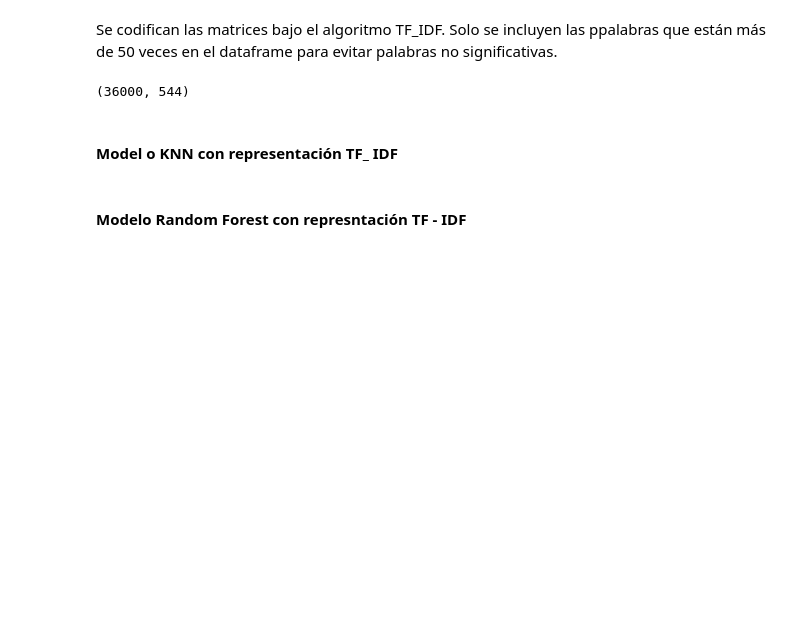
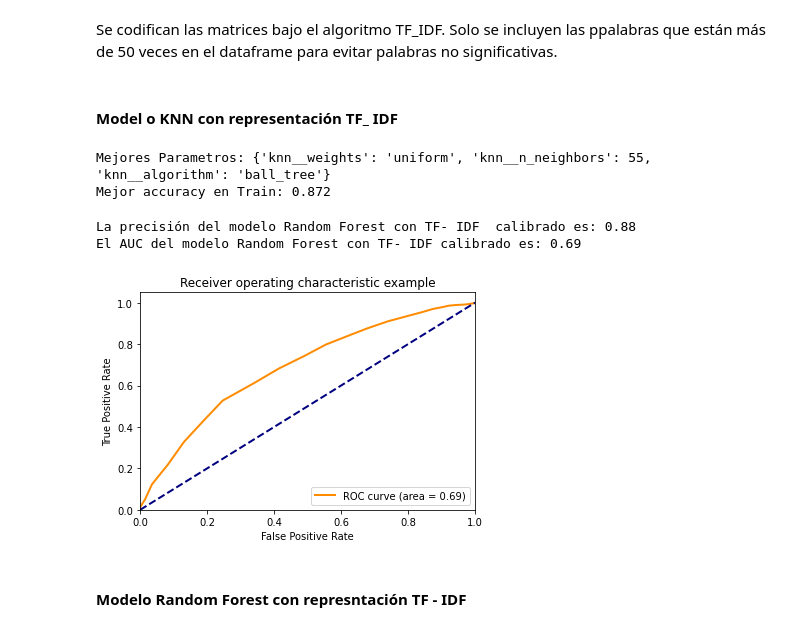
Before and after one commit to malvarezg1/BI, a Jupyter notebook: Proyecto 1/Proyecto 1- NLP.ipynb, the cells around one changed output. Drawn from its saved outputs; the diff is of its cells as text; code cells hidden in the pictures; blank space fills up the shorter version.

```diff
--- a/Proyecto 1/Proyecto 1- NLP.ipynb
+++ b/Proyecto 1/Proyecto 1- NLP.ipynb
@@ -224,7 +246,3 @@ x_test_vect = tfidf_vectorizer.transform(x_test).toarray()
-# %%
-x_train_vect.shape
-# %% [output]
-(36000, 544)
 # %% [markdown]
 ####  Model o KNN con representación TF_ IDF
 # %%
@@ -236,16 +254,44 @@ Param_KNN = {
     'knn__algorithm':["ball_tree", "kd_tree", "brute"]
 }
 
-Grid_KNN = RandomizedSearchCV(estimator = Pipeline_KNN, param_distributions = Param_KNN, scoring = 'accuracy', cv = 10, n_iter = 100, n_jobs = -1)
+Grid_KNN = RandomizedSearchCV(estimator = Pipeline_KNN, param_distributions = Param_KNN, scoring = 'accuracy', cv = 10, n_iter = 80, n_jobs = -1)
 # %%
-Grid_KNN.fit(x_train_vect,y_train)
+Grid_KNN.fit(x_train,y_train)
 print('Mejores Parametros: %s' % Grid_KNN.best_params_)
-print('Mejor AUC en Train: %.3f' % Grid_KNN.best_score_)
+print('Mejor accuracy en Train: %.3f' % Grid_KNN.best_score_)
+# %% [output]
+Mejores Parametros: {'knn__weights': 'uniform', 'knn__n_neighbors': 55, 'knn__algorithm': 'ball_tree'}
+Mejor accuracy en Train: 0.872
 # %%
-y_pred = Grid_KNN.best_estimator_.predict(x_test_vect)
-y_pred_proba = Grid_KNN.best_estimator_.predict_proba(x_test_vect)[:,1]
+y_pred = Grid_KNN.best_estimator_.predict(x_test)
+y_pred_proba = Grid_KNN.best_estimator_.predict_proba(x_test)[:,1]
 print('La precisión del modelo Random Forest con TF- IDF  calibrado es:', '{:.2f}'.format(accuracy_score(y_test, y_pred)))
 print('El AUC del modelo Random Forest con TF- IDF calibrado es:', '{:.2f}'.format(roc_auc_score(y_test, y_pred_proba)))
+# %% [output]
+La precisión del modelo Random Forest con TF- IDF  calibrado es: 0.88
+El AUC del modelo Random Forest con TF- IDF calibrado es: 0.69
+# %%
+# Compute ROC curve and ROC area for each class
+fpr = dict()
+tpr = dict()
+roc_auc = dict()
+fpr, tpr, _ = roc_curve(y_test, y_pred_proba)
+roc_auc = auc(fpr, tpr)
+# %%
+plt.figure()
+lw = 2
+plt.plot(fpr, tpr, color='darkorange',
+         lw=lw, label='ROC curve (area = %0.2f)' % roc_auc)
+plt.plot([0, 1], [0, 1], color='navy', lw=lw, linestyle='--')
+plt.xlim([0.0, 1.0])
+plt.ylim([0.0, 1.05])
+plt.xlabel('False Positive Rate')
+plt.ylabel('True Positive Rate')
+plt.title('Receiver operating characteristic example')
+plt.legend(loc="lower right")
+plt.show()
+# %% [output]
+[figure, added]
 # %% [markdown]
 #### Modelo Random Forest con represntación TF - IDF
 # %% [markdown]
```
Also changed, not shown: parts of 24 cells of this notebook.
